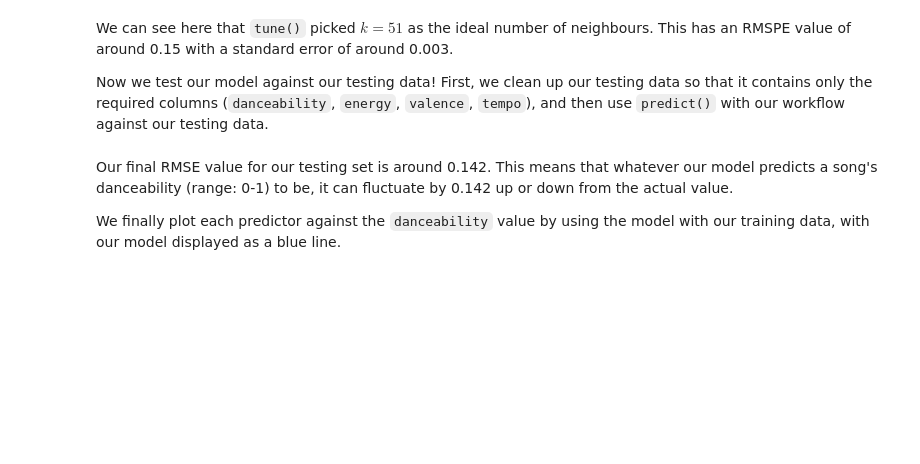
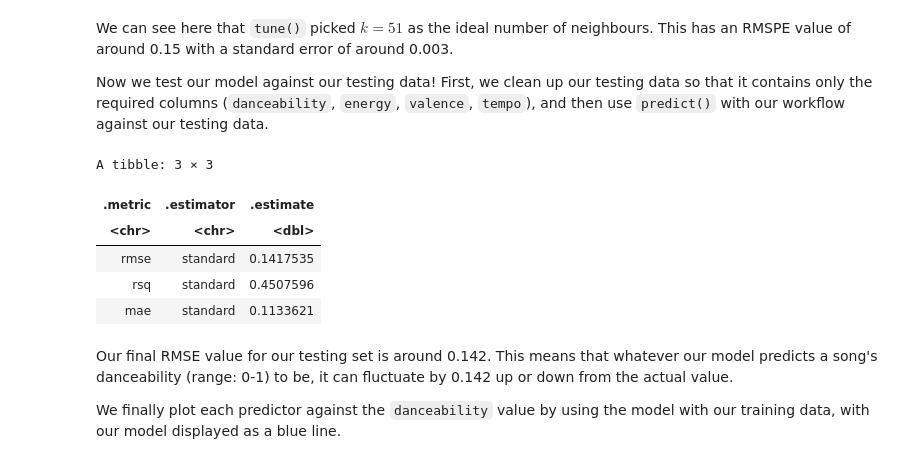
Before and after one commit to eshuaiii/dsci-100-2022w1-group-79, a Jupyter notebook: 79_project_report.ipynb, the cells around one changed output. Drawn from its saved outputs; the diff is of its cells as text; code cells hidden in the pictures; blank space fills up the shorter version.

```diff
--- a/79_project_report.ipynb
+++ b/79_project_report.ipynb
@@ -424,15 +460,22 @@ We can see here that `tune()` picked $k = 51$ as the ideal number of neighbours.
 Now we test our model against our testing data! First, we clean up our testing data so that it contains only the required columns (`danceability`, `energy`, `valence`, `tempo`), and then use `predict()` with our workflow against our testing data.
 # %%
 # ========== Select all required columns from our testing data ==========
-# spotify_testing_cleaned <- spotify_testing |>
-#     select(danceability, energy, valence, tempo)
+spotify_testing_cleaned <- spotify_testing |>
+    select(danceability, energy, valence, tempo)
 
-# # ========== And predict! ==========
-# spotify_summary <- spotify_best_fit |>
-#     predict(spotify_testing_cleaned) |>
-#     bind_cols(spotify_testing_cleaned) |>
-#     metrics(truth = danceability, estimate = .pred)
-# spotify_summary
+# ========== And predict! ==========
+spotify_summary <- spotify_best_fit |>
+    predict(spotify_testing_cleaned) |>
+    bind_cols(spotify_testing_cleaned) |>
+    metrics(truth = danceability, estimate = .pred)
+spotify_summary
+# %% [output]
+A tibble: 3 × 3
+| .metric | .estimator | .estimate |
+| <chr> | <chr> | <dbl> |
+| rmse | standard | 0.1417535 |
+| rsq | standard | 0.4507596 |
+| mae | standard | 0.1133621 |
 # %% [markdown]
 Our final RMSE value for our testing set is around 0.142. This means that whatever our model predicts a song's danceability (range: 0-1) to be, it can fluctuate by 0.142 up or down from the actual value.
 
```
Also changed, not shown: parts of 8 cells of this notebook.
